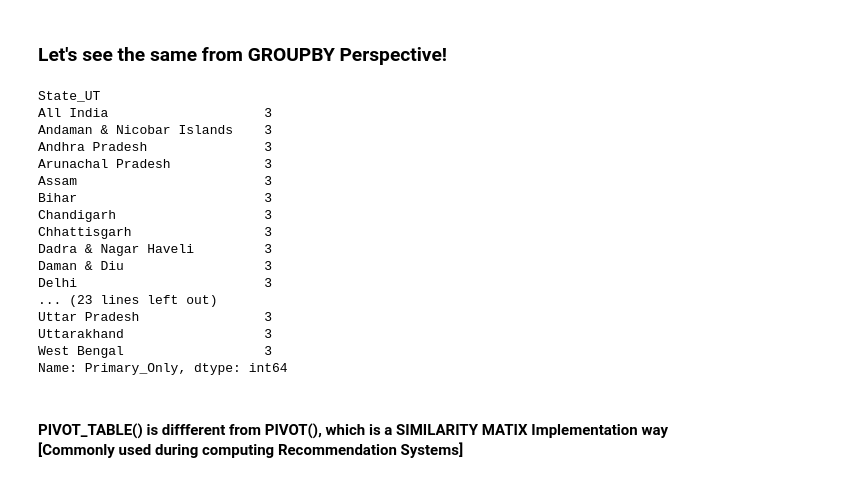
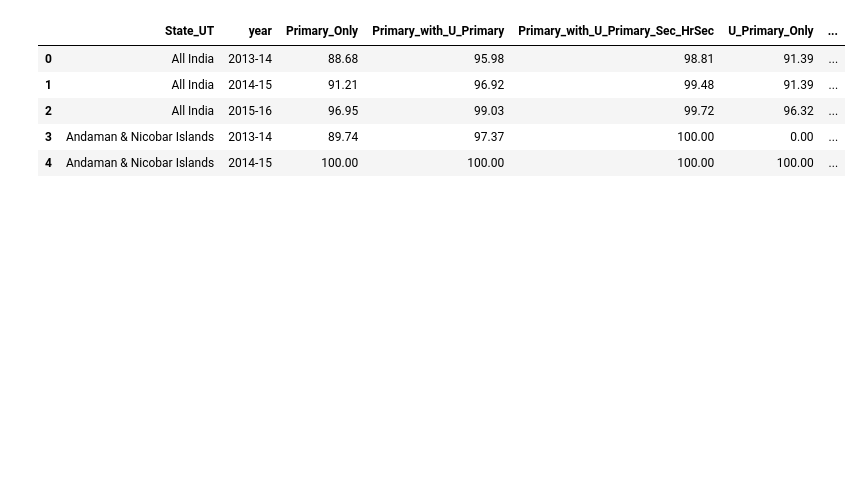
Before and after one commit to rahulvaish/MachineLearning-Python, a Jupyter notebook: PivotTables/UnderstandingPivotTables-GBToilets.ipynb, the cells around one changed output. Drawn from its saved outputs; the diff is of its cells as text; code cells hidden in the pictures; blank space fills up the shorter version.

```diff
--- a/PivotTables/UnderstandingPivotTables-GBToilets.ipynb
+++ b/PivotTables/UnderstandingPivotTables-GBToilets.ipynb
@@ -106,2 +3,0 @@ Text(0.5,0,'Andhra Pradesh')
-# %% [markdown]
-### Let's see the same from GROUPBY Perspective!
@@ -110,22 +4,11 @@ girlsGrpBy=girls.groupby('State_UT').Primary_Only.count()
-# %%
-girlsGrpBy
-# %% [output]
-State_UT
-All India                    3
-Andaman & Nicobar Islands    3
-Andhra Pradesh               3
-Arunachal Pradesh            3
-Assam                        3
-Bihar                        3
-Chandigarh                   3
-Chhattisgarh                 3
-Dadra & Nagar Haveli         3
-Daman & Diu                  3
-Delhi                        3
-... (23 lines left out)
-Uttar Pradesh                3
-Uttarakhand                  3
-West Bengal                  3
-Name: Primary_Only, dtype: int64
-# %% [markdown]
-#### PIVOT_TABLE() is diffferent from PIVOT(), which is a SIMILARITY MATIX Implementation way [Commonly used during computing Recommendation Systems]
+# %%
+girls = pd.read_csv('D:\\LocalGitRepositories\\MachineLearning-Python\\PivotTables\Data\\schools_with_gtoilet.csv')
+# %%
+girls.head()
+# %% [output]
+|  | State_UT | year | Primary_Only | Primary_with_U_Primary | Primary_with_U_Primary_Sec_HrSec | U_Primary_Only | ... |
+| 0 | All India | 2013-14 | 88.68 | 95.98 | 98.81 | 91.39 | ... |
+| 1 | All India | 2014-15 | 91.21 | 96.92 | 99.48 | 91.39 | ... |
+| 2 | All India | 2015-16 | 96.95 | 99.03 | 99.72 | 96.32 | ... |
+| 3 | Andaman & Nicobar Islands | 2013-14 | 89.74 | 97.37 | 100.00 | 0.00 | ... |
+| 4 | Andaman & Nicobar Islands | 2014-15 | 100.00 | 100.00 | 100.00 | 100.00 | ... |
```
Also changed, not shown: parts of 44 cells of this notebook.
